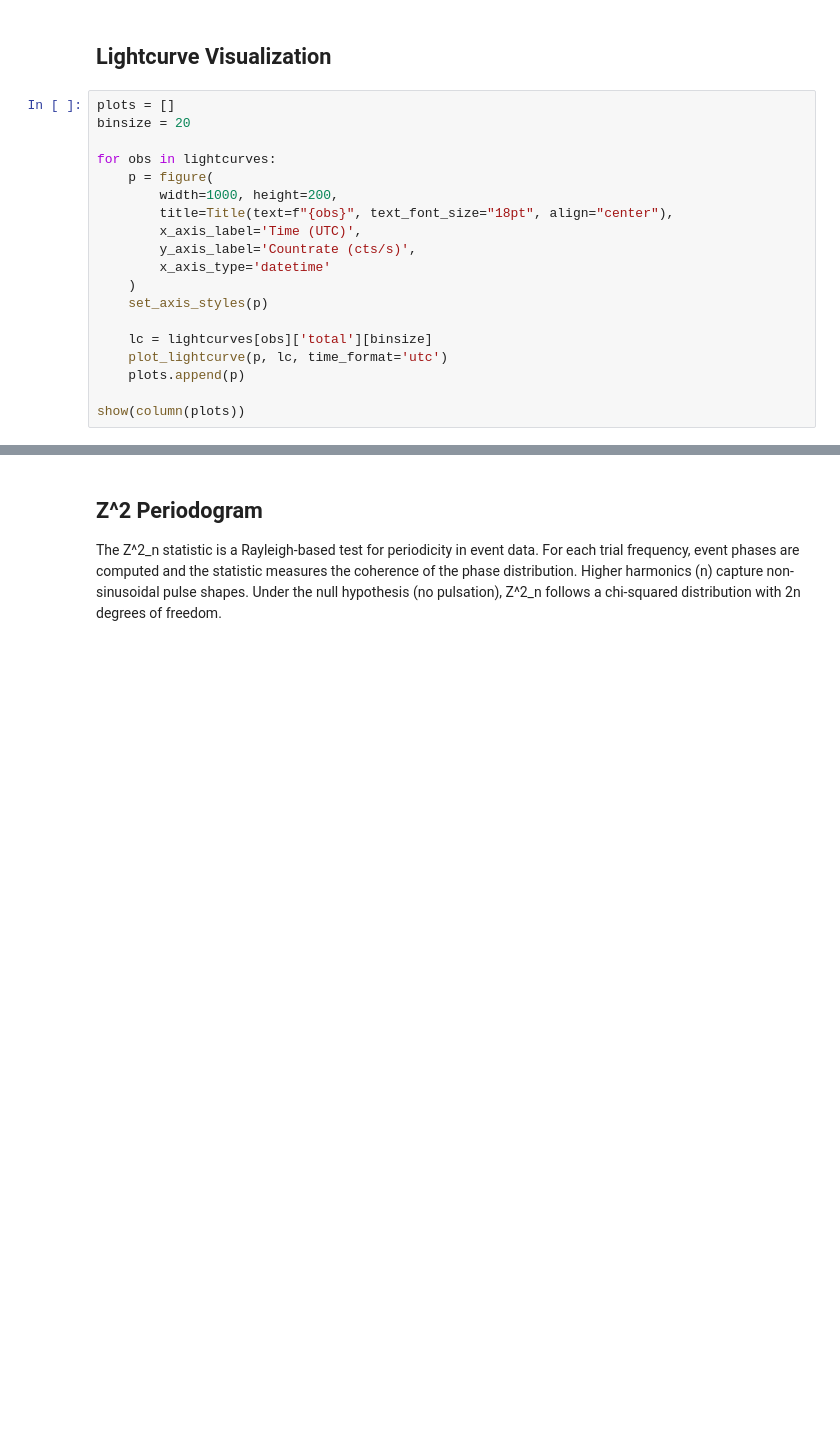
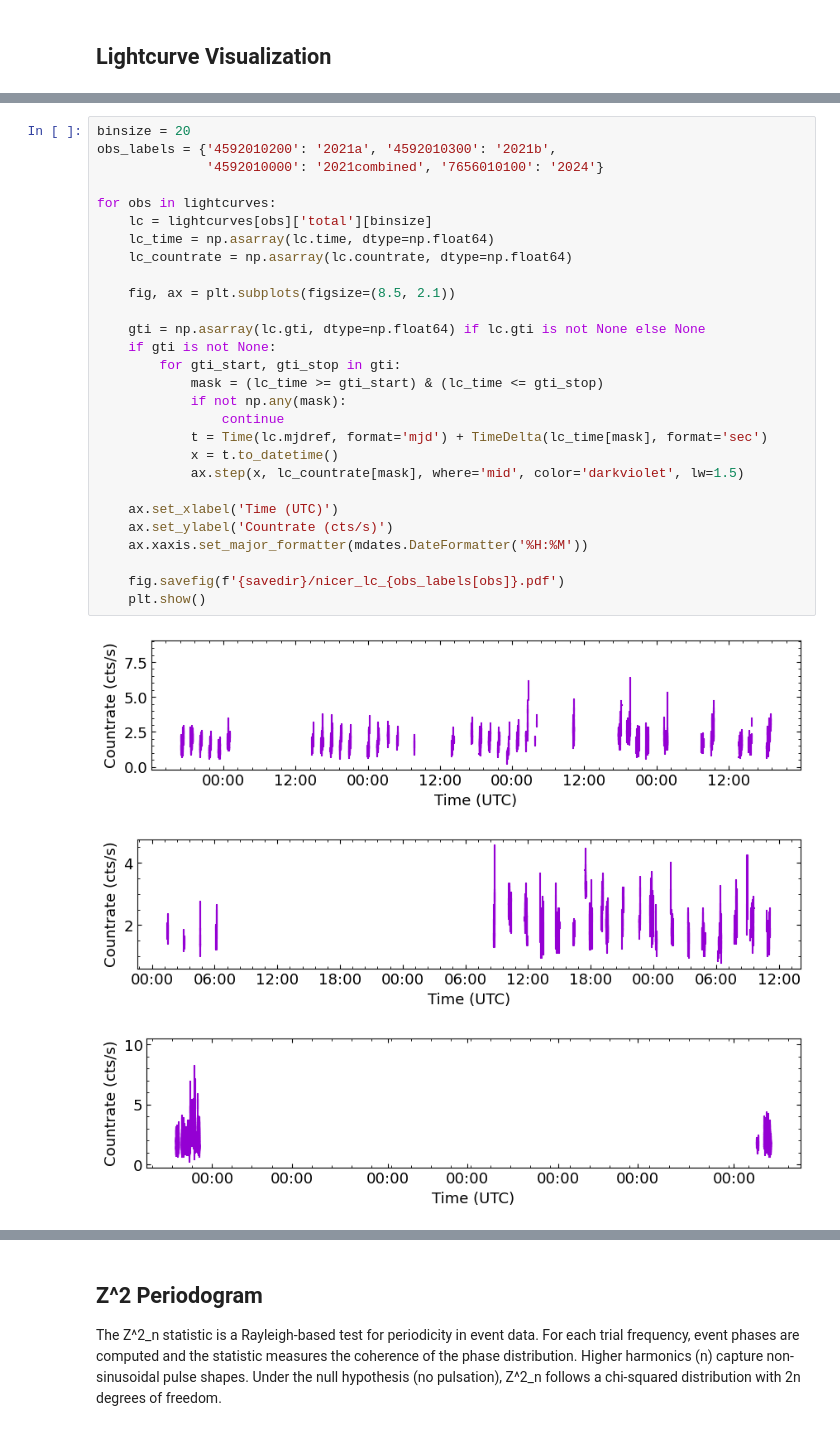
Before and after one commit to ericymiao/ctcvj2056-timing-spin-evolution, a Jupyter notebook: mpl_notebooks/01_nicer_timing.ipynb, the cells around one changed output, grey strips where cells are left out. Drawn from its saved outputs; the diff is of its cells as text; blank space fills up the shorter version.

Commit message:
matplotlib folders + new plots

```diff
--- a/mpl_notebooks/01_nicer_timing.ipynb
+++ b/mpl_notebooks/01_nicer_timing.ipynb
@@ -146,22 +155,3 @@ Total Bkg Counts:    18750
 Source Counts:   151,343.96875
 # %% [markdown]
 ## Lightcurve Visualization
-# %%
-plots = []
-binsize = 20
-
-for obs in lightcurves:
-    p = figure(
-        width=1000, height=200,
-        title=Title(text=f"{obs}", text_font_size="18pt", align="center"),
-        x_axis_label='Time (UTC)',
-        y_axis_label='Countrate (cts/s)',
-        x_axis_type='datetime'
-    )
-    set_axis_styles(p)
-
-    lc = lightcurves[obs]['total'][binsize]
-    plot_lightcurve(p, lc, time_format='utc')
-    plots.append(p)
-
-show(column(plots))
@@ -170,0 +158,32 @@ show(column(plots))
+# %%
+binsize = 20
+obs_labels = {'4592010200': '2021a', '4592010300': '2021b',
+              '4592010000': '2021combined', '7656010100': '2024'}
+
+for obs in lightcurves:
+    lc = lightcurves[obs]['total'][binsize]
+    lc_time = np.asarray(lc.time, dtype=np.float64)
+    lc_countrate = np.asarray(lc.countrate, dtype=np.float64)
+
+    fig, ax = plt.subplots(figsize=(8.5, 2.1))
+
+    gti = np.asarray(lc.gti, dtype=np.float64) if lc.gti is not None else None
+    if gti is not None:
+        for gti_start, gti_stop in gti:
+            mask = (lc_time >= gti_start) & (lc_time <= gti_stop)
+            if not np.any(mask):
+                continue
+            t = Time(lc.mjdref, format='mjd') + TimeDelta(lc_time[mask], format='sec')
+            x = t.to_datetime()
+            ax.step(x, lc_countrate[mask], where='mid', color='darkviolet', lw=1.5)
+
+    ax.set_xlabel('Time (UTC)')
+    ax.set_ylabel('Countrate (cts/s)')
+    ax.xaxis.set_major_formatter(mdates.DateFormatter('%H:%M'))
+
+    fig.savefig(f'{savedir}/nicer_lc_{obs_labels[obs]}.pdf')
+    plt.show()
+# %% [output]
+[figure, added]
+[figure, added]
+[figure, added]
```
Also changed, not shown: parts of 12 cells of this notebook, 42 other files.
